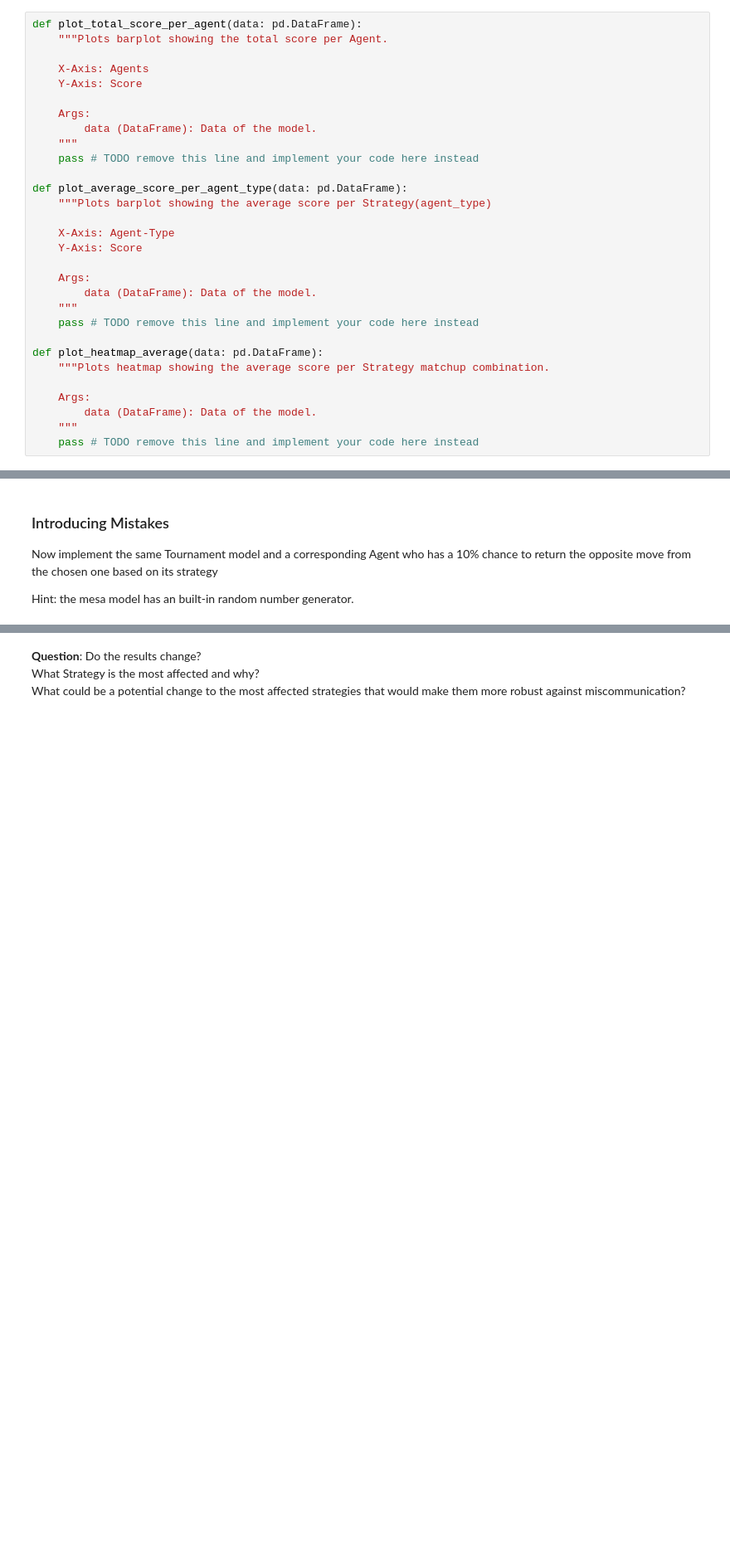
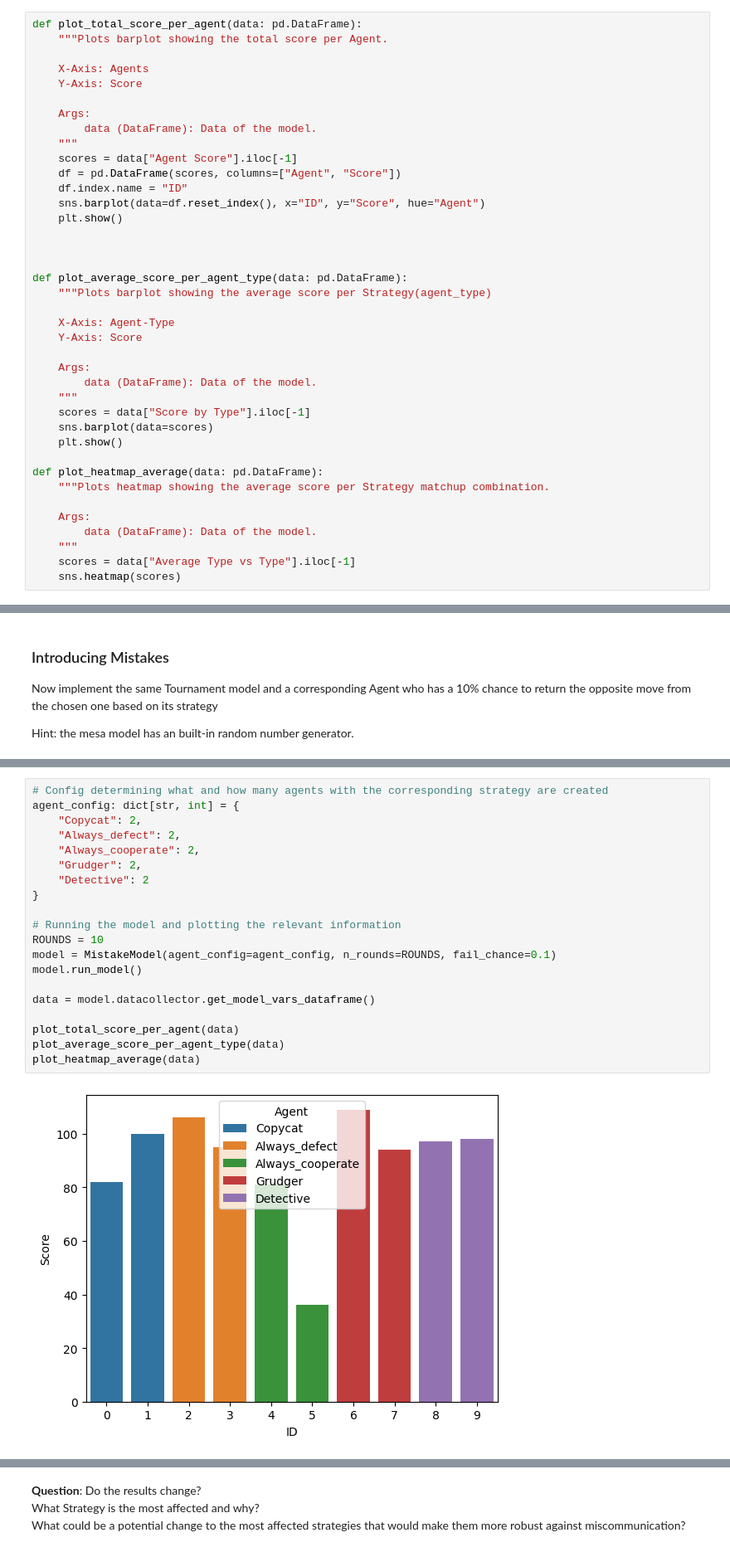
Before and after one commit to jaklvinc/CMSS-TUGraz-2026, a Jupyter notebook: hw1/Assignment1.ipynb, the cells around one changed output, grey strips where cells are left out. Shown at 83% size. Drawn from its saved outputs; the diff is of its cells as text; blank space fills up the shorter version.

```diff
--- a/hw1/Assignment1.ipynb
+++ b/hw1/Assignment1.ipynb
@@ -448,7 +476,13 @@ def plot_total_score_per_agent(data: pd.DataFrame):
     Args:
         data (DataFrame): Data of the model.
     """
-    pass # TODO remove this line and implement your code here instead
+    scores = data["Agent Score"].iloc[-1]
+    df = pd.DataFrame(scores, columns=["Agent", "Score"])
+    df.index.name = "ID"
+    sns.barplot(data=df.reset_index(), x="ID", y="Score", hue="Agent")
+    plt.show()
+
+
 
 def plot_average_score_per_agent_type(data: pd.DataFrame):
     """Plots barplot showing the average score per Strategy(agent_type)
@@ -459,7 +493,9 @@ def plot_average_score_per_agent_type(data: pd.DataFrame):
     Args:
         data (DataFrame): Data of the model.
     """
-    pass # TODO remove this line and implement your code here instead
+    scores = data["Score by Type"].iloc[-1]
+    sns.barplot(data=scores)
+    plt.show()
 
 def plot_heatmap_average(data: pd.DataFrame):
     """Plots heatmap showing the average score per Strategy matchup combination.
@@ -467,7 +503,8 @@ def plot_heatmap_average(data: pd.DataFrame):
     Args:
         data (DataFrame): Data of the model.
     """
-    pass # TODO remove this line and implement your code here instead
+    scores = data["Average Type vs Type"].iloc[-1]
+    sns.heatmap(scores)
 # %% [markdown]
 ### Running and Visualizing the Tournament
 # %%
@@ -539,0 +717,22 @@ class MistakeModel(mesa.Model):
+# %%
+# Config determining what and how many agents with the corresponding strategy are created
+agent_config: dict[str, int] = {
+    "Copycat": 2,
+    "Always_defect": 2,
+    "Always_cooperate": 2,
+    "Grudger": 2,
+    "Detective": 2
+}
+
+# Running the model and plotting the relevant information
+ROUNDS = 10
+model = MistakeModel(agent_config=agent_config, n_rounds=ROUNDS, fail_chance=0.1)
+model.run_model()
+
+data = model.datacollector.get_model_vars_dataframe()
+
+plot_total_score_per_agent(data)
+plot_average_score_per_agent_type(data)
+plot_heatmap_average(data)
+# %% [output]
+[figure, added]
```
Also changed, not shown: parts of 15 cells of this notebook.
